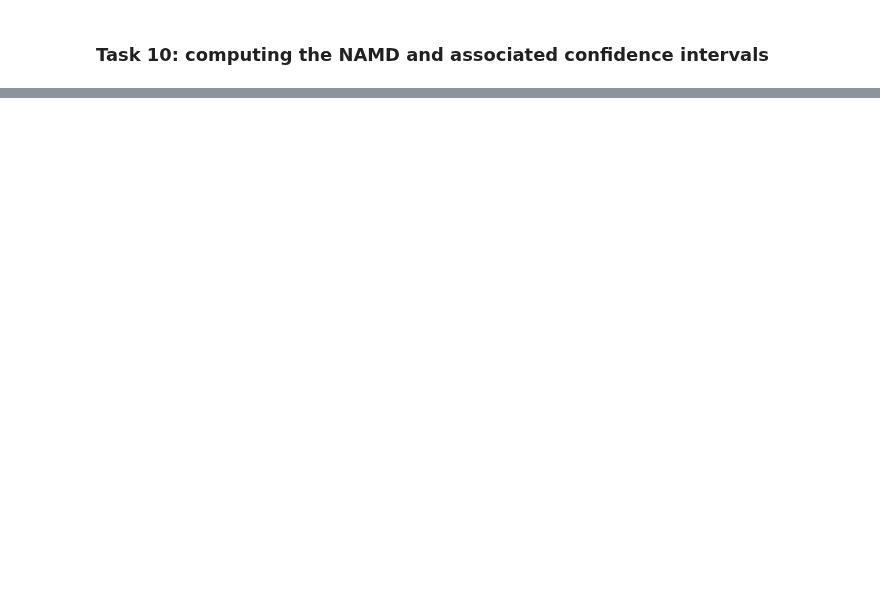
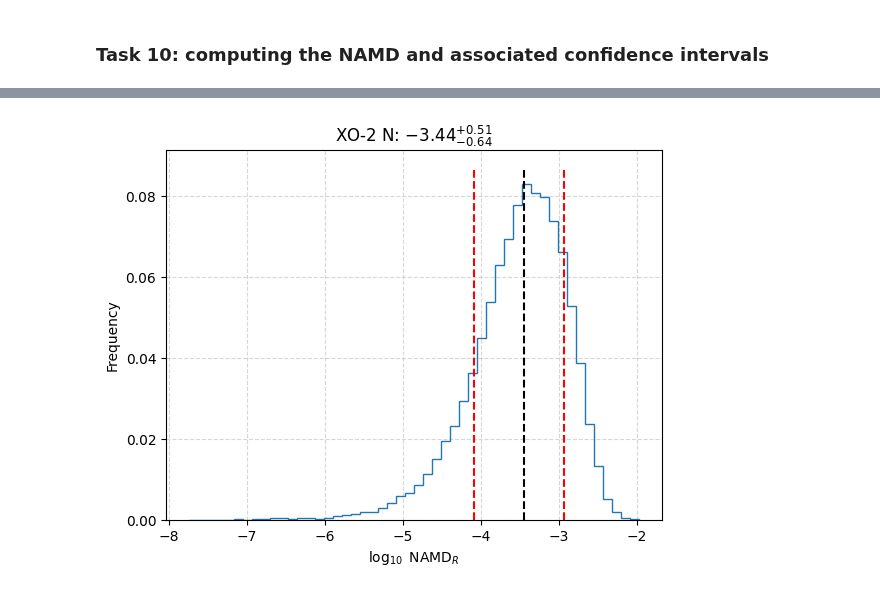
Before and after one commit to abocchieri/ExoNAMD, a Jupyter notebook: notebooks/api.ipynb, the cells around one changed output, grey strips where cells are left out. Cells and saved outputs as stored; diff of their text form; code cells hidden in the pictures; blank space fills up the shorter version.

```diff
--- a/notebooks/api.ipynb
+++ b/notebooks/api.ipynb
@@ -315,4 +327,16 @@ _ = df_core[["namd_rel_q50", "namd_abs_q50"]].plot(
 # %%
-host = df[df["hostname"] == "XO-2 N"]
+hostname = "XO-2 N"
+
+host = df[df["hostname"] == hostname]
 
 retval = solve_namd_mc(host, kind="rel", Npt=Npt, threshold=threshold, full=True)
+
+simple_plot(
+    data=retval,
+    kind="rel",
+    title=hostname,
+    which="namd",
+    scale="log",
+)
+# %% [output]
+[figure, added]
```
Also changed, not shown: parts of 8 cells of this notebook.
